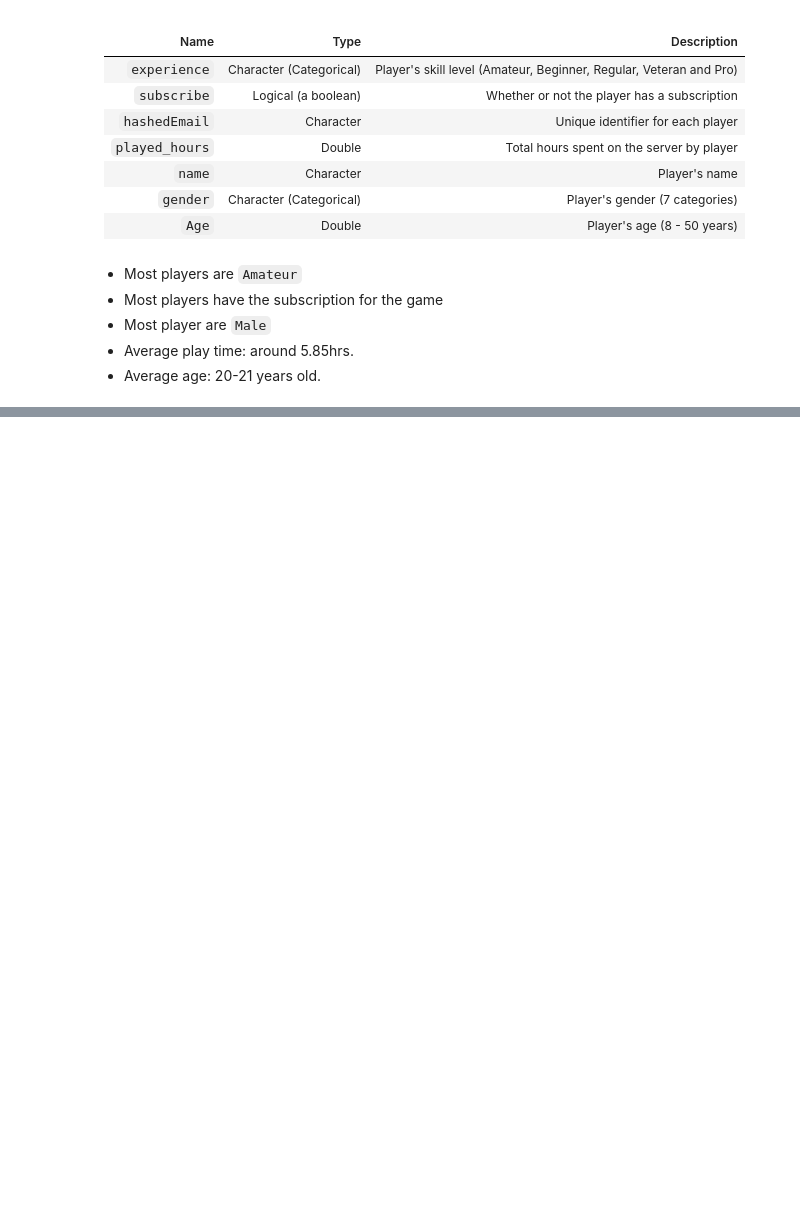
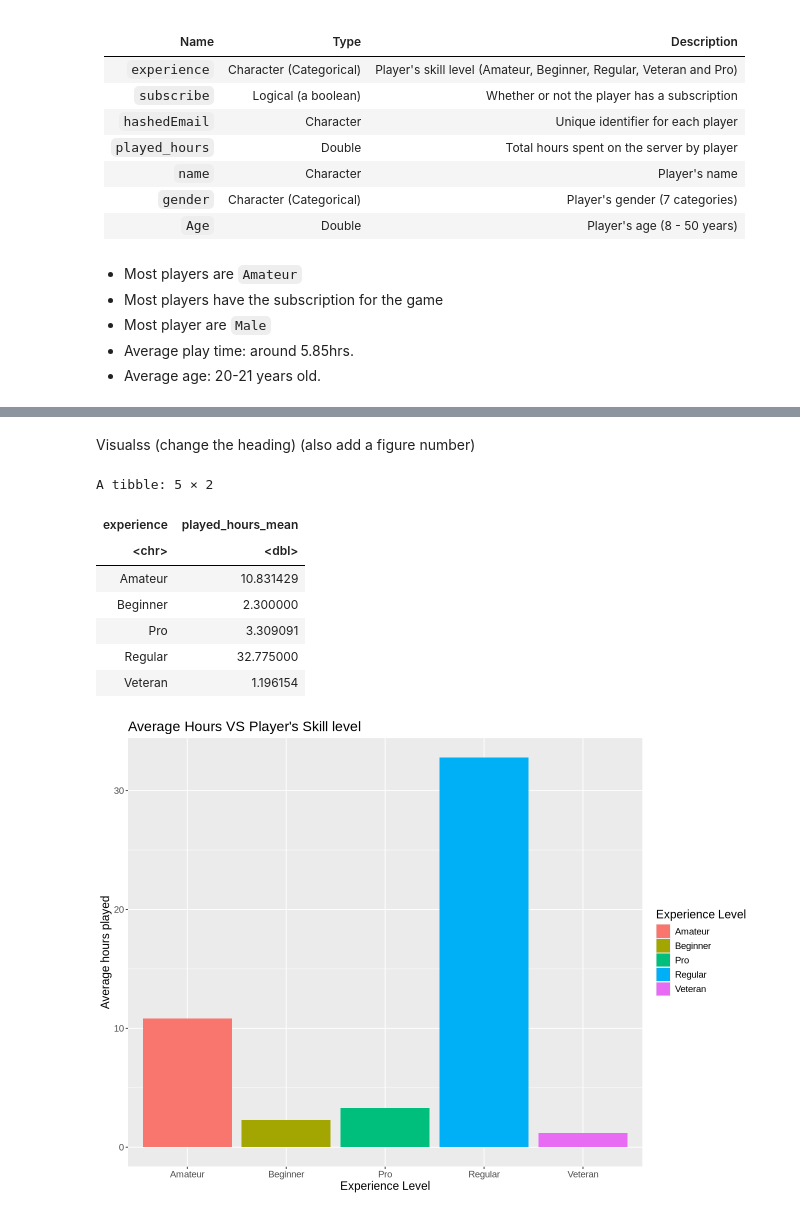
Before and after one commit to bhxxmika/DSCI-Group-Project-, a Jupyter notebook: Group_project.ipynb, the cells around one changed output, grey strips where cells are left out. Cells and saved outputs as stored; diff of their text form; code cells hidden in the pictures; blank space fills up the shorter version.

```diff
--- a/Group_project.ipynb
+++ b/Group_project.ipynb
@@ -36,0 +67,4 @@ To address this question, the players.csv dataset was used. This dataset was sel
+# %%
+#Loading the players.csv data
+players_data <- read_csv("https://raw.githubusercontent.com/bhxxmika/group_project_files/refs/heads/main/players.csv")
+players_data
@@ -36,0 +119,30 @@ To address this question, the players.csv dataset was used. This dataset was sel
+# %% [markdown]
+Visualss (change the heading) (also add a figure number)
+# %%
+#setting the height and width for the graph
+options(repr.plot.width = 11, repr.plot.height = 8)
+
+#grouping the dataset by experience
+players_by_lvl <- players_data |>
+                filter(played_hours > 0) |>
+                group_by(experience) |>
+                summarize(played_hours_mean = mean(played_hours))
+players_by_lvl
+
+# Plotting the relationhip between `experience` and `played_hours`
+experience_vs_hours <- players_by_lvl |>
+                    ggplot(aes(x = experience, y = played_hours_mean, fill = experience)) +
+                    geom_bar(stat = "identity") +
+                    labs(x = "Experience Level", y = "Average hours played", title = "Average Hours VS Player's Skill level", fill = "Experience Level") +
+                    theme(text = element_text(size = 14))
+experience_vs_hours
+# %% [output]
+A tibble: 5 × 2
+| experience | played_hours_mean |
+| <chr> | <dbl> |
+| Amateur | 10.831429 |
+| Beginner | 2.300000 |
+| Pro | 3.309091 |
+| Regular | 32.775000 |
+| Veteran | 1.196154 |
+[figure, added]
```
Also changed, not shown: parts of 7 cells of this notebook.
